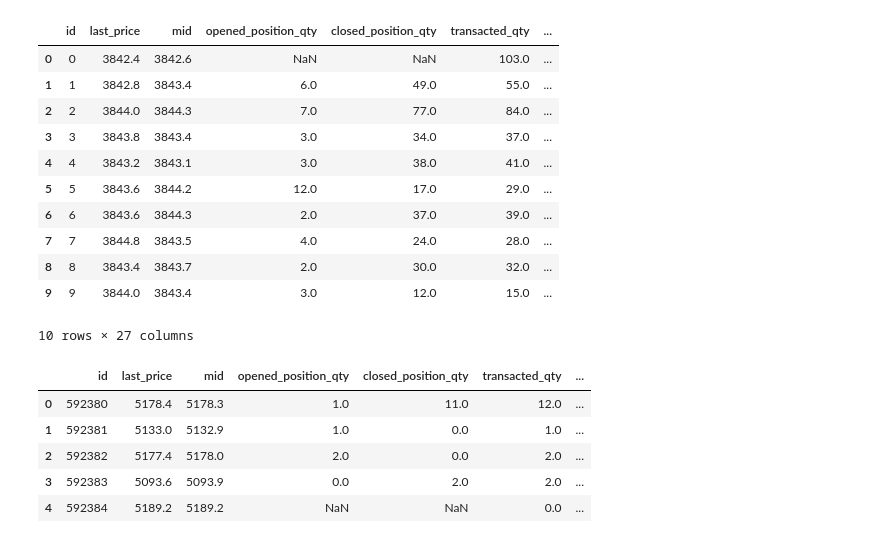
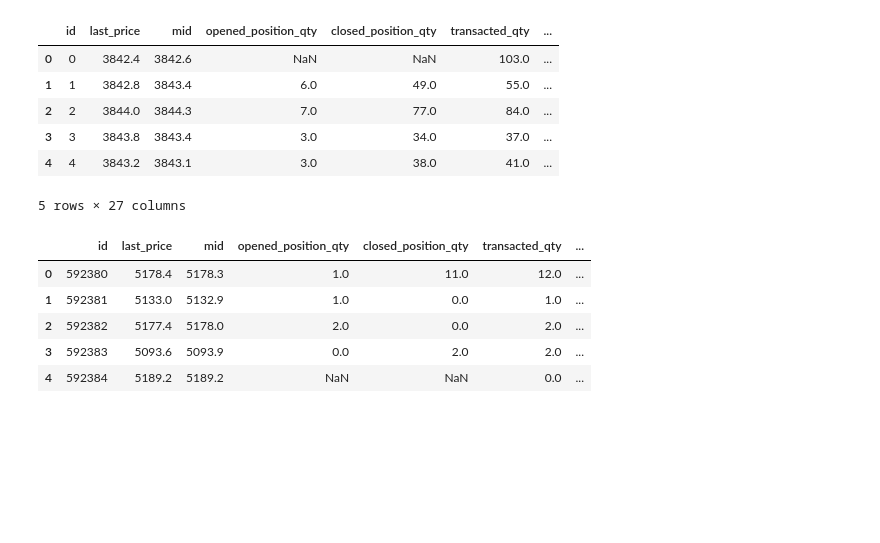
Before and after one commit to vadimpy/skoltech_ids_hft_clf, a Jupyter notebook: nb.ipynb, the cells around one changed output. Saved outputs shown, nothing was run; the diff lists cells and outputs as text; code cells hidden in the pictures; blank space fills up the shorter version.

```diff
--- a/nb.ipynb
+++ b/nb.ipynb
@@ -22,22 +28,17 @@ df_test = pd.read_csv(data_path / 'test.csv')
 df_train.rename(columns={"opened_position_qty ": "opened_position_qty"}, inplace=True)
 df_test.rename(columns={"opened_position_qty ": "opened_position_qty"}, inplace=True)
 # %%
-y, df = df_train.pop('y'), df_train
+y = df_train.pop('y')
 # %%
-df.head(10)
+df_train.head()
 # %% [output]
 |  | id | last_price | mid | opened_position_qty | closed_position_qty | transacted_qty | ... |
 | 0 | 0 | 3842.4 | 3842.6 | NaN | NaN | 103.0 | ... |
 | 1 | 1 | 3842.8 | 3843.4 | 6.0 | 49.0 | 55.0 | ... |
 | 2 | 2 | 3844.0 | 3844.3 | 7.0 | 77.0 | 84.0 | ... |
 | 3 | 3 | 3843.8 | 3843.4 | 3.0 | 34.0 | 37.0 | ... |
 | 4 | 4 | 3843.2 | 3843.1 | 3.0 | 38.0 | 41.0 | ... |
-| 5 | 5 | 3843.6 | 3844.2 | 12.0 | 17.0 | 29.0 | ... |
-| 6 | 6 | 3843.6 | 3844.3 | 2.0 | 37.0 | 39.0 | ... |
-| 7 | 7 | 3844.8 | 3843.5 | 4.0 | 24.0 | 28.0 | ... |
-| 8 | 8 | 3843.4 | 3843.7 | 2.0 | 30.0 | 32.0 | ... |
-| 9 | 9 | 3844.0 | 3843.4 | 3.0 | 12.0 | 15.0 | ... |
-10 rows × 27 columns
+5 rows × 27 columns
 # %%
 df_test.head()
 # %% [output]
```
Also changed, not shown: parts of 17 cells of this notebook, 3 other files.
